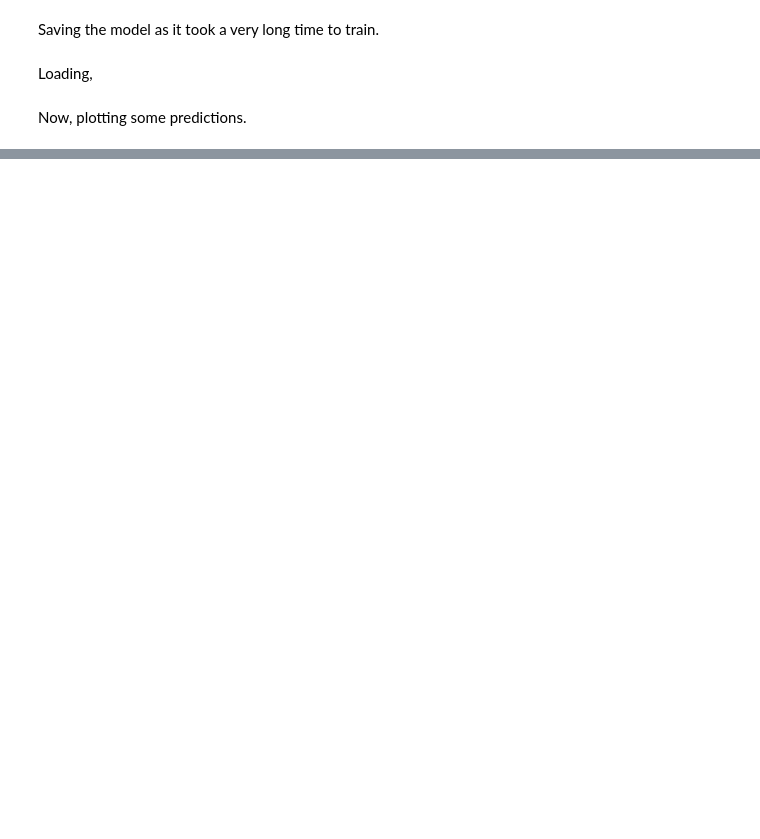
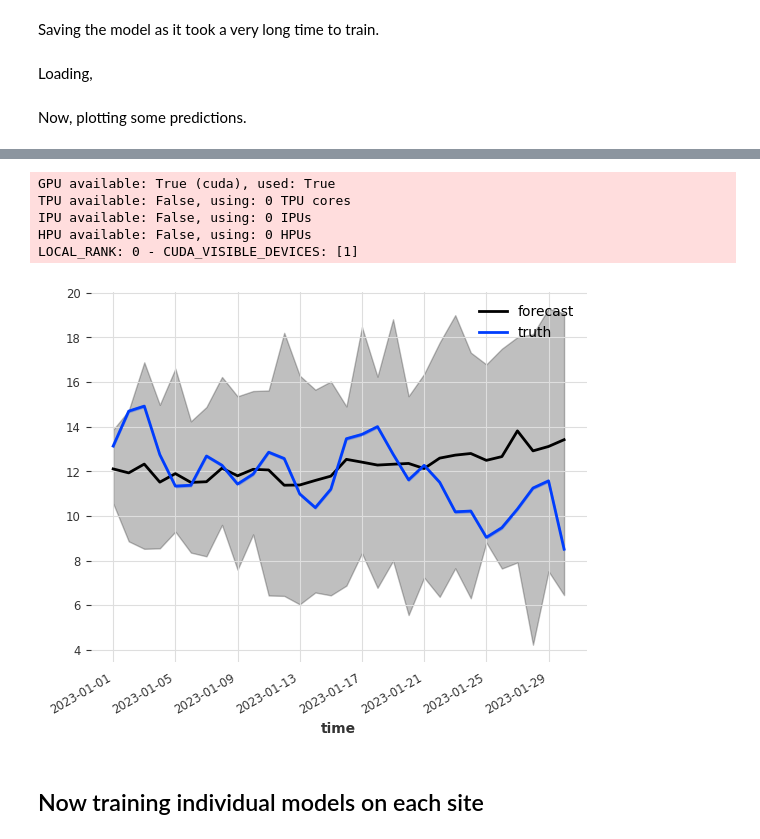
Before and after one commit to boettiger-lab/neon4cast-darts-submit, a Jupyter notebook: batch_exploration.ipynb, the cells around one changed output, grey strips where cells are left out. Cells and saved outputs as stored; diff of their text form; code cells hidden in the pictures; blank space fills up the shorter version.

```diff
--- a/batch_exploration.ipynb
+++ b/batch_exploration.ipynb
@@ -201,0 +211,10 @@ plt.show()
+# %%
+def make_plot(input_num):
+    plt.clf()
+    preds = rnn_loaded.predict(series=inputs[input_num],
+                               past_covariates=cov_set[input_num],
+                               n=30,#len(val_set[input_num]),
+                               num_samples=50)
+    preds.plot(label="forecast")
+    val_set[input_num][:30].plot(label="truth")
+    plt.show()
@@ -201,0 +240,11 @@ plt.show()
+# %%
+make_plot(10)
+# %% [output]
+GPU available: True (cuda), used: True
+TPU available: False, using: 0 TPU cores
+IPU available: False, using: 0 IPUs
+HPU available: False, using: 0 HPUs
+LOCAL_RANK: 0 - CUDA_VISIBLE_DEVICES: [1]
+[figure, added]
+# %% [markdown]
+## Now training individual models on each site
```
Also changed, not shown: parts of 16 cells of this notebook.
